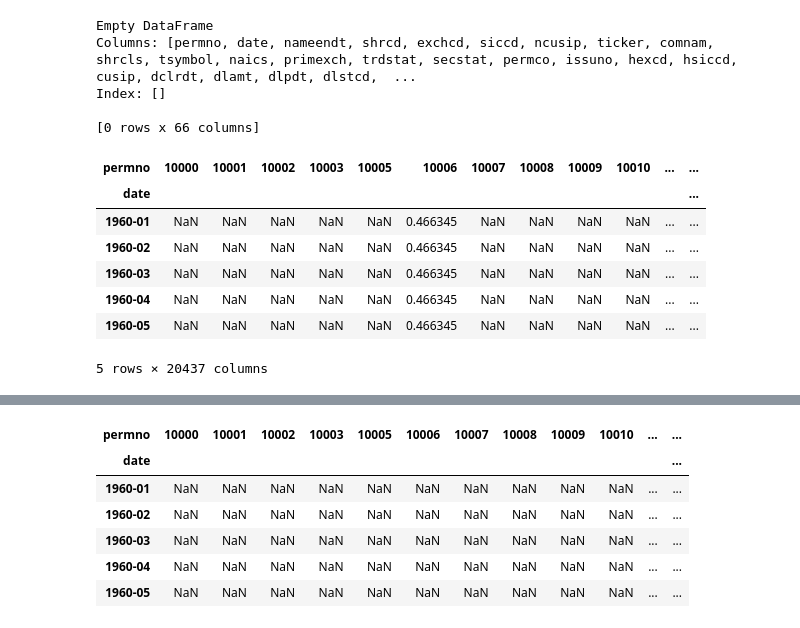
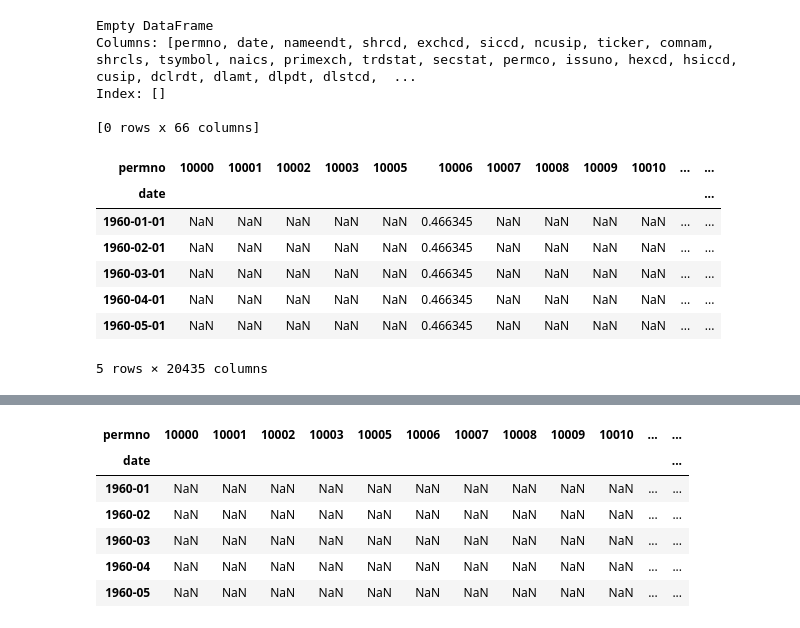
Before and after one commit to justusschenk/valueinvesting, a Jupyter notebook: Analytics.ipynb, the cells around one changed output, grey strips where cells are left out. Drawn from its saved outputs; the diff is of its cells as text; code cells hidden in the pictures.

Commit message:
Index unification (date) and minor fixes in code

```diff
--- a/Datapreprocessing.ipynb
+++ b/Analytics.ipynb
@@ -23,7 +5,7 @@ import pandas as pd
 import matplotlib.pyplot as plt
 import numpy as np
 # %%
-df_stock = pd.read_stata("CRSP-Universe-Monthly-Stock-File-1960-2018.dta")
+df_stock = pd.read_stata("CRSP Universe Monthly Stock File 1960-2018.dta")
 # %%
 df_stock.columns
 # %% [output]
@@ -340,15 +322,17 @@ Index: []
 # %%
 #Returns computation
 returns = df.pivot(index="date", columns="permno", values="ret")
+returns.index = pd.to_datetime(returns.index)
+returns.index = returns.index.to_period("M")
 bm = df.pivot(index="date", columns="permno", values="BM")
 bm.head()
 # %% [output]
 | permno | 10000 | 10001 | 10002 | 10003 | 10005 | 10006 | 10007 | 10008 | 10009 | 10010 | ... | ... |
 | date |  |  |  |  |  |  |  |  |  |  |  | ... |
-| 1960-01 | NaN | NaN | NaN | NaN | NaN | 0.466345 | NaN | NaN | NaN | NaN | ... | ... |
-| 1960-02 | NaN | NaN | NaN | NaN | NaN | 0.466345 | NaN | NaN | NaN | NaN | ... | ... |
-| 1960-03 | NaN | NaN | NaN | NaN | NaN | 0.466345 | NaN | NaN | NaN | NaN | ... | ... |
-| 1960-04 | NaN | NaN | NaN | NaN | NaN | 0.466345 | NaN | NaN | NaN | NaN | ... | ... |
-| 1960-05 | NaN | NaN | NaN | NaN | NaN | 0.466345 | NaN | NaN | NaN | NaN | ... | ... |
+| 1960-01-01 | NaN | NaN | NaN | NaN | NaN | 0.466345 | NaN | NaN | NaN | NaN | ... | ... |
+| 1960-02-01 | NaN | NaN | NaN | NaN | NaN | 0.466345 | NaN | NaN | NaN | NaN | ... | ... |
+| 1960-03-01 | NaN | NaN | NaN | NaN | NaN | 0.466345 | NaN | NaN | NaN | NaN | ... | ... |
+| 1960-04-01 | NaN | NaN | NaN | NaN | NaN | 0.466345 | NaN | NaN | NaN | NaN | ... | ... |
+| 1960-05-01 | NaN | NaN | NaN | NaN | NaN | 0.466345 | NaN | NaN | NaN | NaN | ... | ... |
-5 rows × 20437 columns
+5 rows × 20435 columns
 # %%
```
Also changed, not shown: parts of 7 cells of this notebook, 1 other file.
